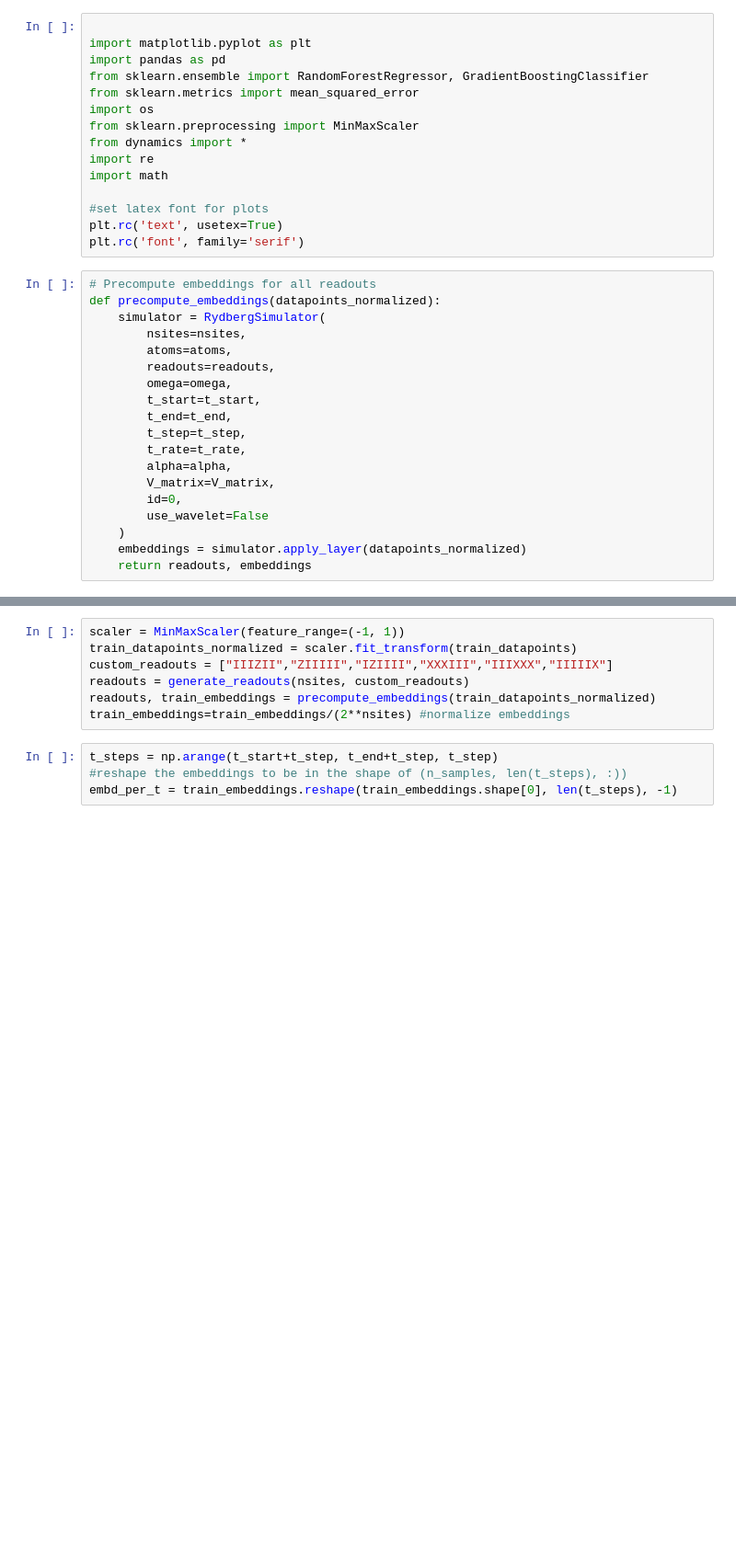
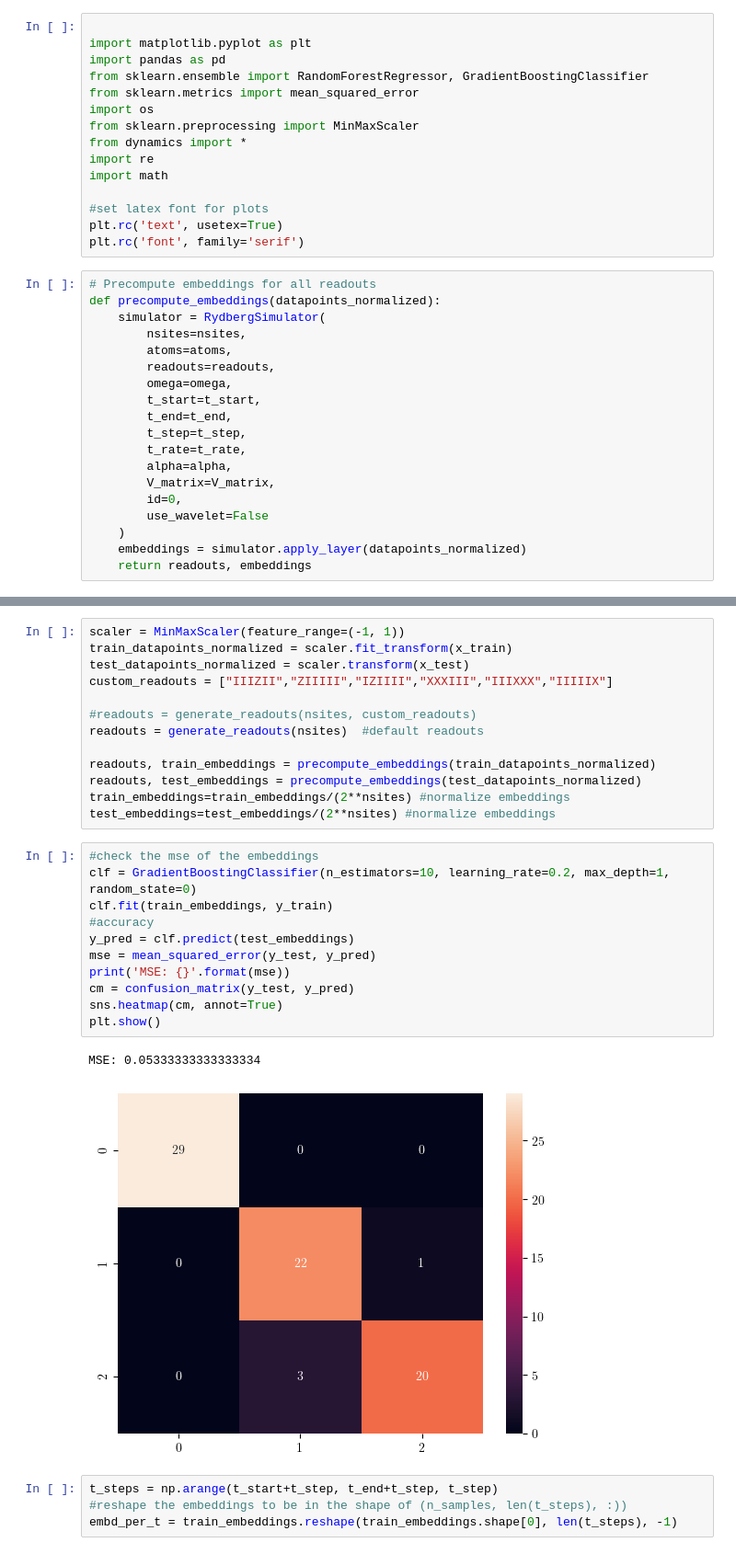
Before and after one commit to ShehbazTariq/cudaq-qrc, a Jupyter notebook: Rydberg.ipynb, the cells around one changed output, grey strips where cells are left out. Shown at 92% size. Cells and saved outputs as stored; diff of their text form; blank space fills up the shorter version.

```diff
--- a/Rydberg.ipynb
+++ b/Rydberg.ipynb
@@ -60,10 +81,30 @@ Plot saved as lattice_plot.pdf
 # %%
 scaler = MinMaxScaler(feature_range=(-1, 1))
-train_datapoints_normalized = scaler.fit_transform(train_datapoints)
+train_datapoints_normalized = scaler.fit_transform(x_train)
+test_datapoints_normalized = scaler.transform(x_test)
 custom_readouts = ["IIIZII","ZIIIII","IZIIII","XXXIII","IIIXXX","IIIIIX"]
-readouts = generate_readouts(nsites, custom_readouts)
+
+#readouts = generate_readouts(nsites, custom_readouts)
+readouts = generate_readouts(nsites)  #default readouts
+
 readouts, train_embeddings = precompute_embeddings(train_datapoints_normalized)
+readouts, test_embeddings = precompute_embeddings(test_datapoints_normalized)
 train_embeddings=train_embeddings/(2**nsites) #normalize embeddings
+test_embeddings=test_embeddings/(2**nsites) #normalize embeddings
+# %%
+#check the mse of the embeddings
+clf = GradientBoostingClassifier(n_estimators=10, learning_rate=0.2, max_depth=1, random_state=0)
+clf.fit(train_embeddings, y_train)
+#accuracy
+y_pred = clf.predict(test_embeddings)
+mse = mean_squared_error(y_test, y_pred)
+print('MSE: {}'.format(mse))
+cm = confusion_matrix(y_test, y_pred)
+sns.heatmap(cm, annot=True)
+plt.show()
+# %% [output]
+MSE: 0.05333333333333334
+[figure, added]
 # %%
 t_steps = np.arange(t_start+t_step, t_end+t_step, t_step)
 #reshape the embeddings to be in the shape of (n_samples, len(t_steps), :))
```
Also changed, not shown: parts of 5 cells of this notebook, 1 other file.
